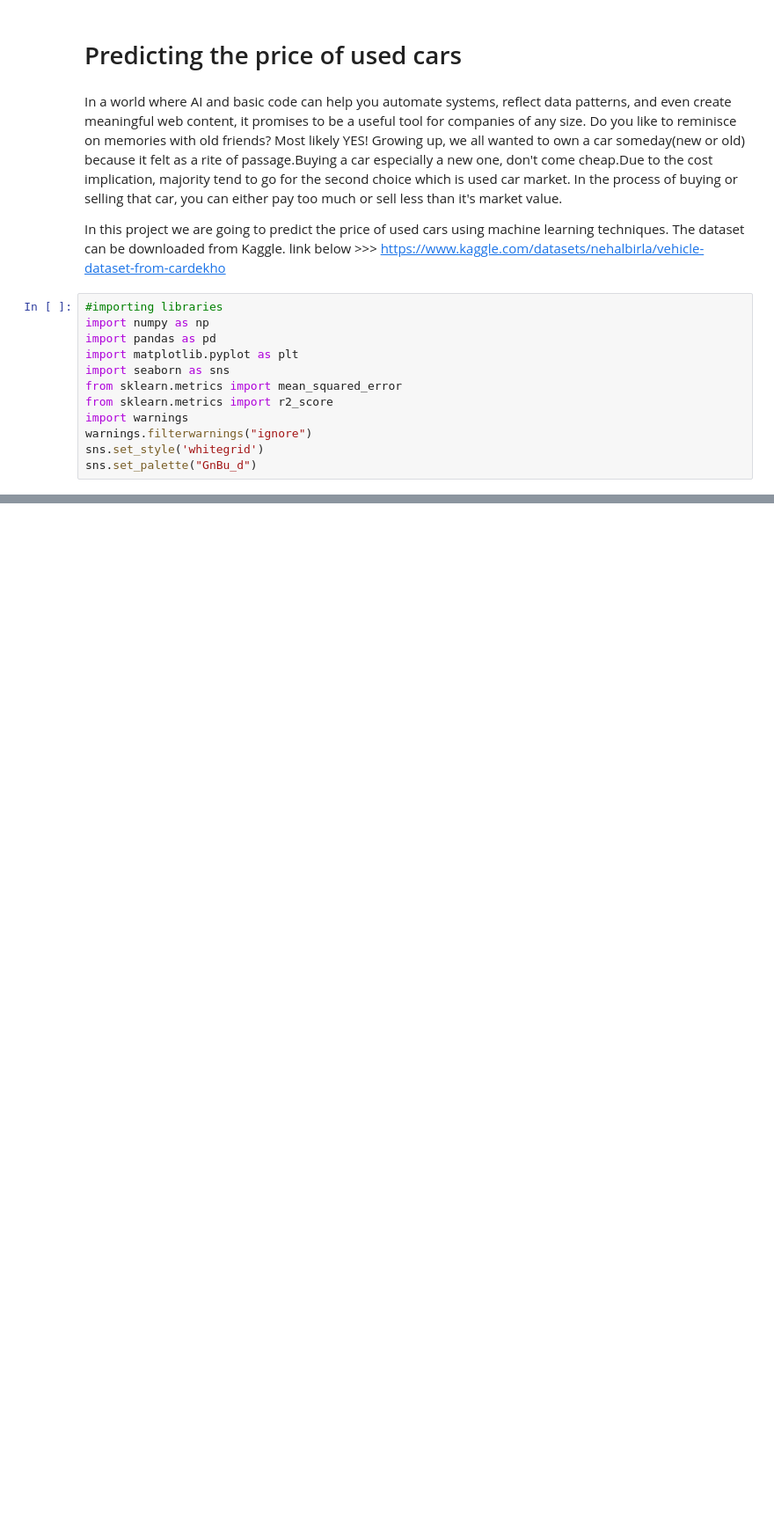
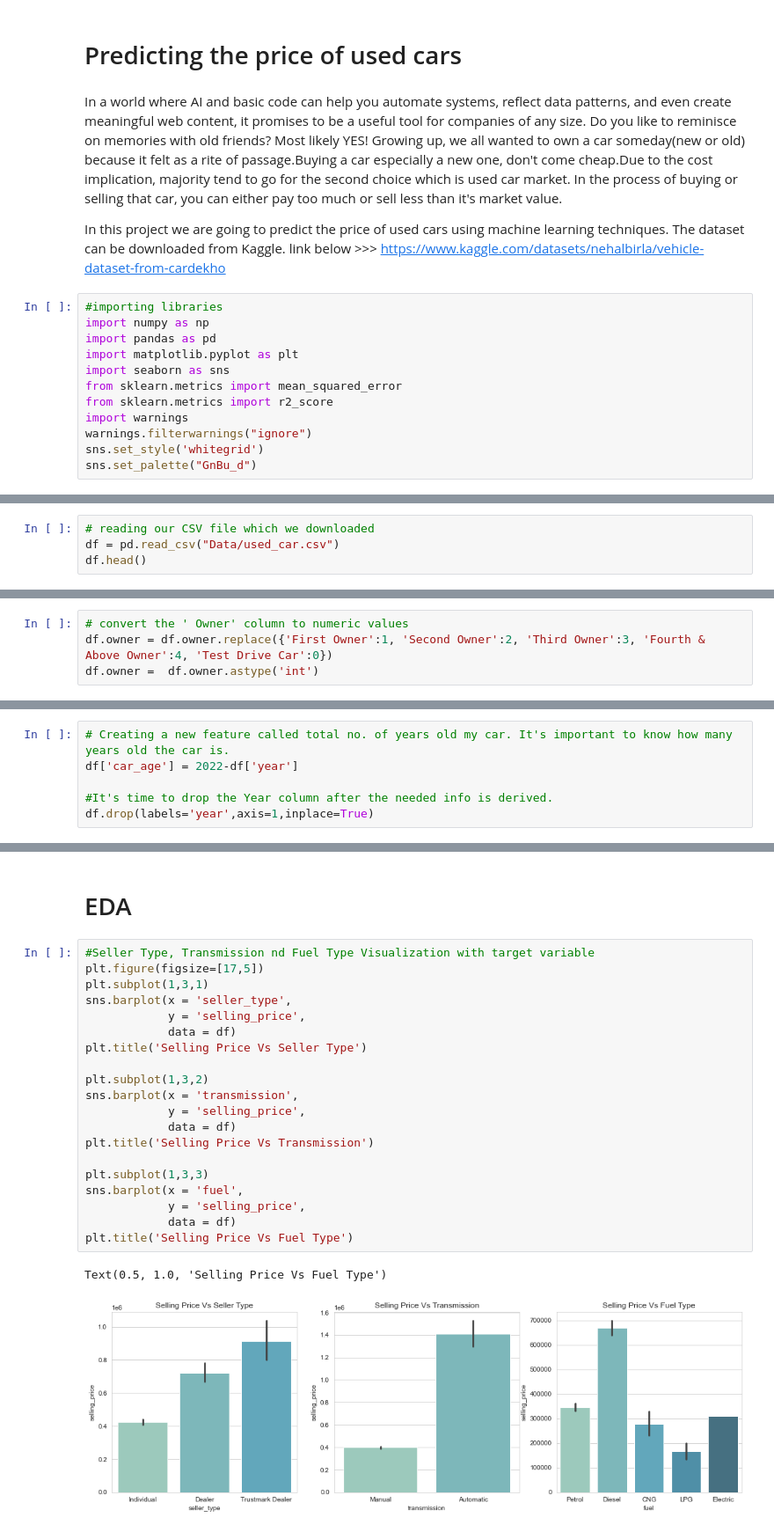
Before and after one commit to buriihenry/Used-Car-Price-Prediction, a Jupyter notebook: Used_Car_Price_Prediction.ipynb, the cells around one changed output, grey strips where cells are left out. Shown at 88% size. Drawn from its saved outputs; the diff is of its cells as text; blank space fills up the shorter version.

```diff
--- a/Used_Car_Price_Prediction.ipynb
+++ b/Used_Car_Price_Prediction.ipynb
@@ -20,0 +23,4 @@ sns.set_palette("GnBu_d")
+# %%
+# reading our CSV file which we downloaded
+df = pd.read_csv("Data/used_car.csv")
+df.head()
@@ -20,0 +105,4 @@ sns.set_palette("GnBu_d")
+# %%
+# convert the ' Owner' column to numeric values
+df.owner = df.owner.replace({'First Owner':1, 'Second Owner':2, 'Third Owner':3, 'Fourth & Above Owner':4, 'Test Drive Car':0})
+df.owner =  df.owner.astype('int')
@@ -20,0 +122,6 @@ sns.set_palette("GnBu_d")
+# %%
+# Creating a new feature called total no. of years old my car. It's important to know how many years old the car is.
+df['car_age'] = 2022-df['year']
+
+#It's time to drop the Year column after the needed info is derived.
+df.drop(labels='year',axis=1,inplace=True)
@@ -20,0 +137,25 @@ sns.set_palette("GnBu_d")
+# %% [markdown]
+# EDA
+# %%
+#Seller Type, Transmission nd Fuel Type Visualization with target variable
+plt.figure(figsize=[17,5])
+plt.subplot(1,3,1)
+sns.barplot(x = 'seller_type',
+            y = 'selling_price',
+            data = df)
+plt.title('Selling Price Vs Seller Type')
+
+plt.subplot(1,3,2)
+sns.barplot(x = 'transmission',
+            y = 'selling_price',
+            data = df)
+plt.title('Selling Price Vs Transmission')
+
+plt.subplot(1,3,3)
+sns.barplot(x = 'fuel',
+            y = 'selling_price',
+            data = df)
+plt.title('Selling Price Vs Fuel Type')
+# %% [output]
+Text(0.5, 1.0, 'Selling Price Vs Fuel Type')
+[figure, added]
```
Also changed, not shown: parts of 19 cells of this notebook.
